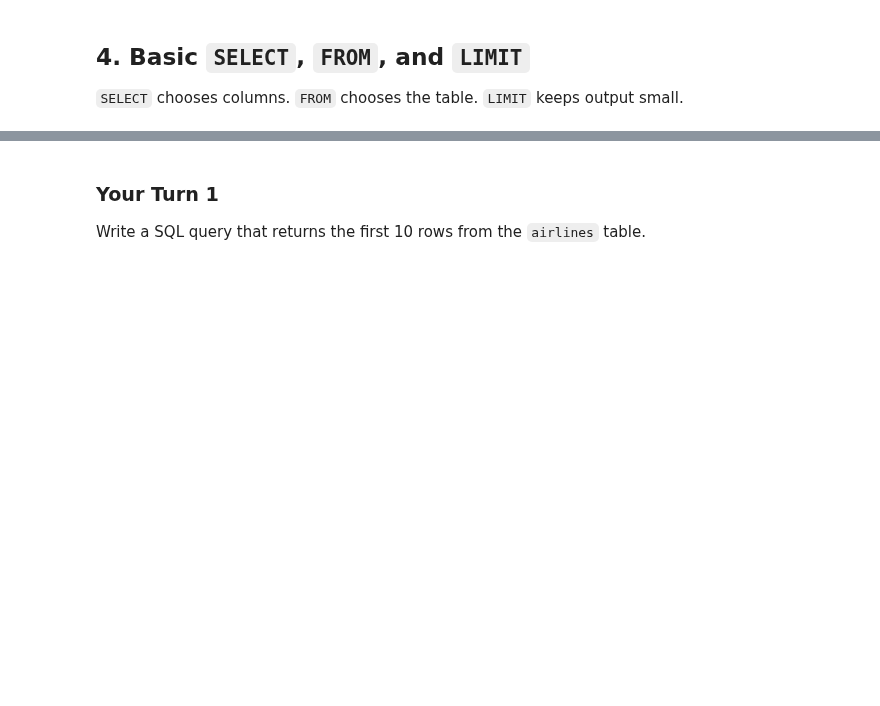
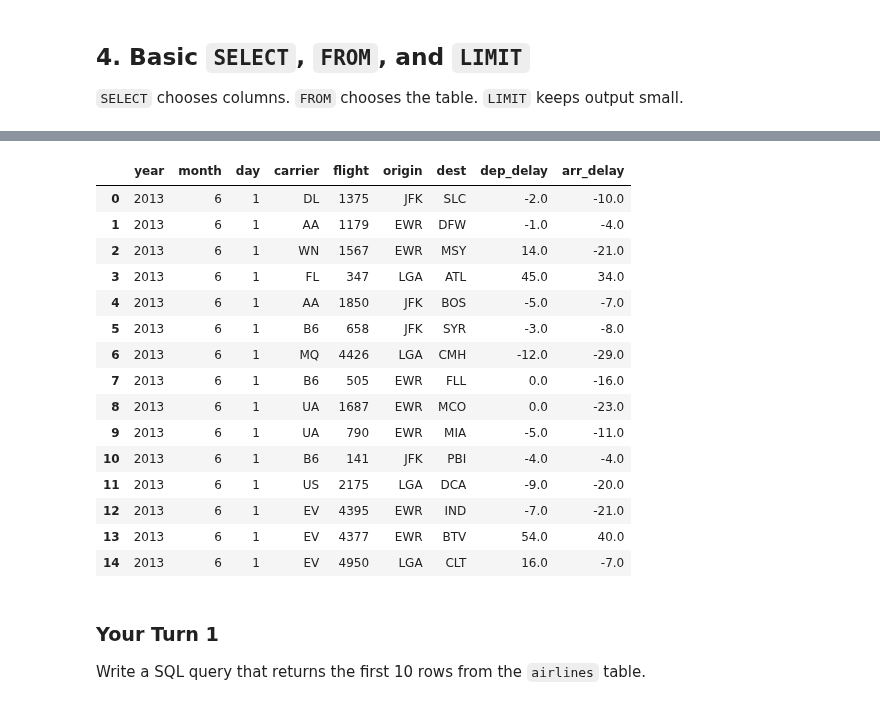
Before and after one commit to DuzyCzerwony/ban6003-week-09-10-sql-abt-template, a Jupyter notebook: notebooks/module9_neon_sql_fundamentals_guided_lab.ipynb, the cells around one changed output, grey strips where cells are left out. Saved outputs shown, nothing was run; the diff lists cells and outputs as text; code cells hidden in the pictures; blank space fills up the shorter version.

```diff
--- a/notebooks/module9_neon_sql_fundamentals_guided_lab.ipynb
+++ b/notebooks/module9_neon_sql_fundamentals_guided_lab.ipynb
@@ -141,3 +186,29 @@ run_query(query, engine)
+# %%
+query = """
+SELECT year, month, day, carrier, flight, origin, dest, dep_delay, arr_delay
+FROM flights
+ORDER BY year ASC
+LIMIT 15;
+"""
+# The SELECT command with specific columns displays only those columns specified.
+run_query(query, engine)
+# %% [output]
+|  | year | month | day | carrier | flight | origin | dest | dep_delay | arr_delay |
+| 0 | 2013 | 6 | 1 | DL | 1375 | JFK | SLC | -2.0 | -10.0 |
+| 1 | 2013 | 6 | 1 | AA | 1179 | EWR | DFW | -1.0 | -4.0 |
+| 2 | 2013 | 6 | 1 | WN | 1567 | EWR | MSY | 14.0 | -21.0 |
+| 3 | 2013 | 6 | 1 | FL | 347 | LGA | ATL | 45.0 | 34.0 |
+| 4 | 2013 | 6 | 1 | AA | 1850 | JFK | BOS | -5.0 | -7.0 |
+| 5 | 2013 | 6 | 1 | B6 | 658 | JFK | SYR | -3.0 | -8.0 |
+| 6 | 2013 | 6 | 1 | MQ | 4426 | LGA | CMH | -12.0 | -29.0 |
+| 7 | 2013 | 6 | 1 | B6 | 505 | EWR | FLL | 0.0 | -16.0 |
+| 8 | 2013 | 6 | 1 | UA | 1687 | EWR | MCO | 0.0 | -23.0 |
+| 9 | 2013 | 6 | 1 | UA | 790 | EWR | MIA | -5.0 | -11.0 |
+| 10 | 2013 | 6 | 1 | B6 | 141 | JFK | PBI | -4.0 | -4.0 |
+| 11 | 2013 | 6 | 1 | US | 2175 | LGA | DCA | -9.0 | -20.0 |
+| 12 | 2013 | 6 | 1 | EV | 4395 | EWR | IND | -7.0 | -21.0 |
+| 13 | 2013 | 6 | 1 | EV | 4377 | EWR | BTV | 54.0 | 40.0 |
+| 14 | 2013 | 6 | 1 | EV | 4950 | LGA | CLT | 16.0 | -7.0 |
 # %% [markdown]
 ### Your Turn 1
 
```
Also changed, not shown: parts of 44 cells of this notebook, 2 other files.
